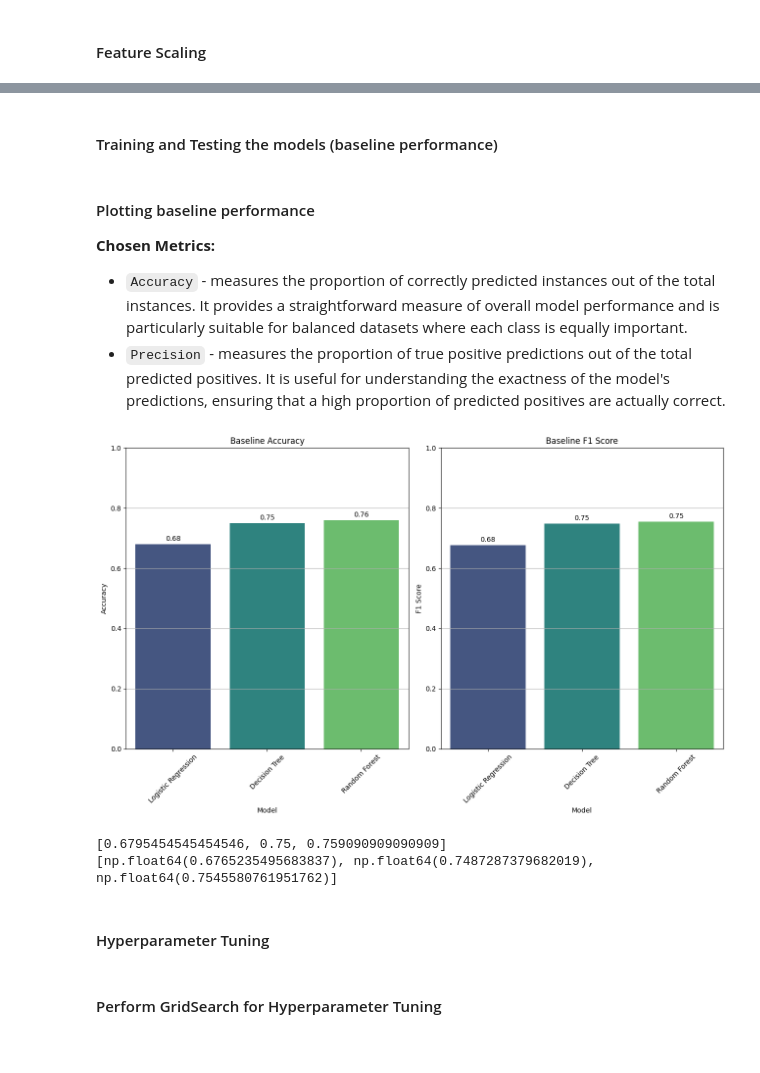
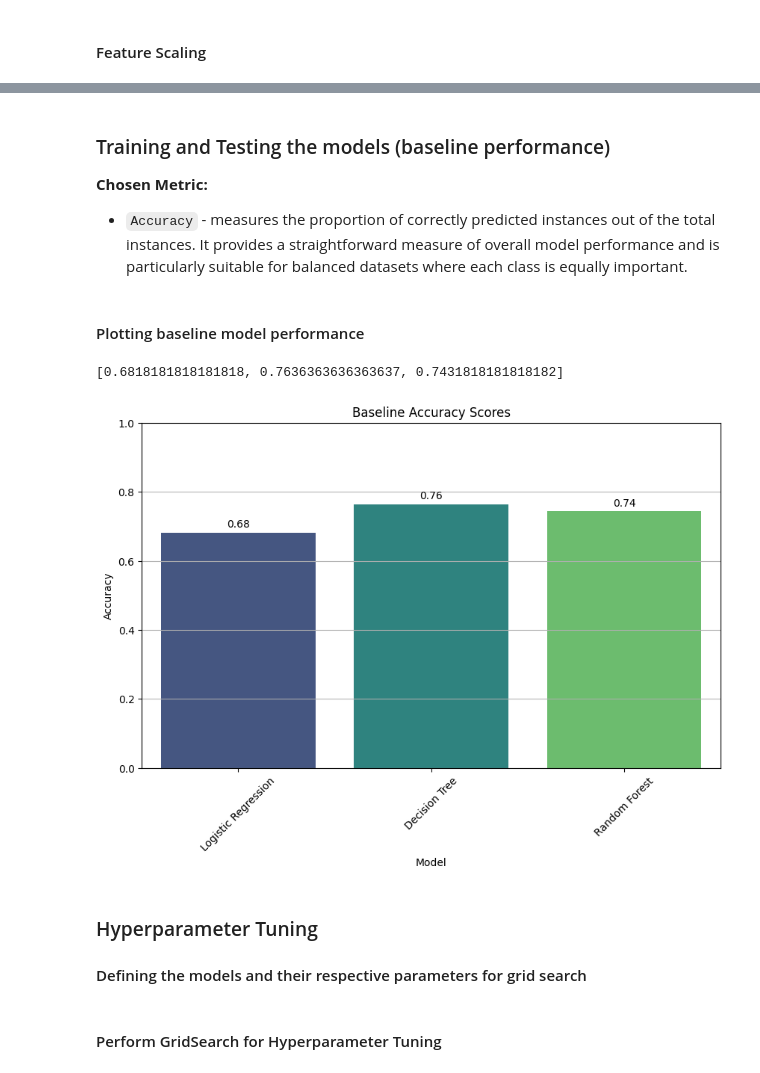
Before and after one commit to matchi-1/Predictive-Modeling-for-Agriculture, a Jupyter notebook: notebooks/Predictive-Modeling-for-Agriculture.ipynb, the cells around one changed output, grey strips where cells are left out. Drawn from its saved outputs; the diff is of its cells as text; code cells hidden in the pictures.

```diff
--- a/notebooks/Predictive-Modeling-for-Agriculture.ipynb
+++ b/notebooks/Predictive-Modeling-for-Agriculture.ipynb
@@ -170,11 +169,12 @@ models = {
     'Random Forest': RandomForestClassifier()
 }
 # %% [markdown]
-#### Training and Testing the models (baseline performance)
+### Training and Testing the models (baseline performance)
+**Chosen Metric:**
+- `Accuracy` - measures the proportion of correctly predicted instances out of the total instances. It provides a straightforward measure of overall model performance and is particularly suitable for balanced datasets where each class is equally important.
 # %%
 model_names = []
 accuracies = []
-f1_scores = []
 
 # Train, predict and evaluate each model
 for name, model in models.items():
@@ -183,61 +183,36 @@ for name, model in models.items():
 
     model_names.append(name)
     accuracies.append(accuracy_score(y_test, y_pred))
-    f1_scores.append(f1_score(y_test, y_pred, average='weighted'))  # weighted average for multi-class
 
 # Store the results in df
 results_df = pd.DataFrame({
     'Model': model_names,
     'Accuracy': accuracies,
-    'F1 Score': f1_scores
 })
-# %% [markdown]
-#### Plotting baseline performance
-**Chosen Metrics:**
-- `Accuracy` - measures the proportion of correctly predicted instances out of the total instances. It provides a straightforward measure of overall model performance and is particularly suitable for balanced datasets where each class is equally important.
-- `Precision` - measures the proportion of true positive predictions out of the total predicted positives. It is useful for understanding the exactness of the model's predictions, ensuring that a high proportion of predicted positives are actually correct.
-# %%
-plt.figure(figsize=(13, 8))
-
-# Plot Accuracy
-plt.subplot(1, 2, 1)
-ax1 = sns.barplot(x='Model', y='Accuracy', data=results_df, palette='viridis', hue='Model', dodge=False, legend=False)
-plt.title('Baseline Accuracy')
-plt.xlabel('Model')
-plt.ylabel('Accuracy')
-plt.xticks(rotation=45)
-plt.ylim(0, 1)
-plt.grid(axis='y')
-
-# Add values on top of bars
-for container in ax1.containers:
-    ax1.bar_label(container, fmt='%.2f', padding=3)
-
-# Plot F1 Score
-plt.subplot(1, 2, 2)
-ax2 = sns.barplot(x='Model', y='F1 Score', data=results_df, palette='viridis', hue='Model', dodge=False, legend=False)
-plt.title('Baseline F1 Score')
-plt.xlabel('Model')
-plt.ylabel('F1 Score')
-plt.xticks(rotation=45)
-plt.ylim(0, 1)
-plt.grid(axis='y')
-
-# Add values on top of bars
-for container in ax2.containers:
-    ax2.bar_label(container, fmt='%.2f', padding=3)
-
-plt.tight_layout()
-plt.show()
-
-print(accuracies)
-print(f1_scores)
-# %% [output]
-[figure, removed]
-[0.6795454545454546, 0.75, 0.759090909090909]
-[np.float64(0.6765235495683837), np.float64(0.7487287379682019), np.float64(0.7545580761951762)]
+# %% [markdown]
+#### Plotting baseline model performance
+# %%
+# Plot Baseline Accuracy Scores
+plt.figure(figsize=(10, 6))
+ax1 = sns.barplot(x='Model', y='Accuracy', data=results_df, palette='viridis', hue='Model', dodge=False, legend=False)
+plt.title('Baseline Accuracy Scores')
+plt.xlabel('Model')
+plt.ylabel('Accuracy')
+plt.xticks(rotation=45)
+plt.ylim(0, 1)
+plt.grid(axis='y')
+
+# Add values on top of bars
+for container in ax1.containers:
+    ax1.bar_label(container, fmt='%.2f', padding=3)
+
+print(accuracies)
+# %% [output]
+[0.6818181818181818, 0.7636363636363637, 0.7431818181818182]
+[figure, added]
 # %% [markdown]
-#### Hyperparameter Tuning
+### Hyperparameter Tuning
+#### Defining the models and their respective parameters for grid search
 # %%
 # Defining the models and their respective parameters for grid search
 models = {
```
Also changed, not shown: parts of 10 cells of this notebook.
